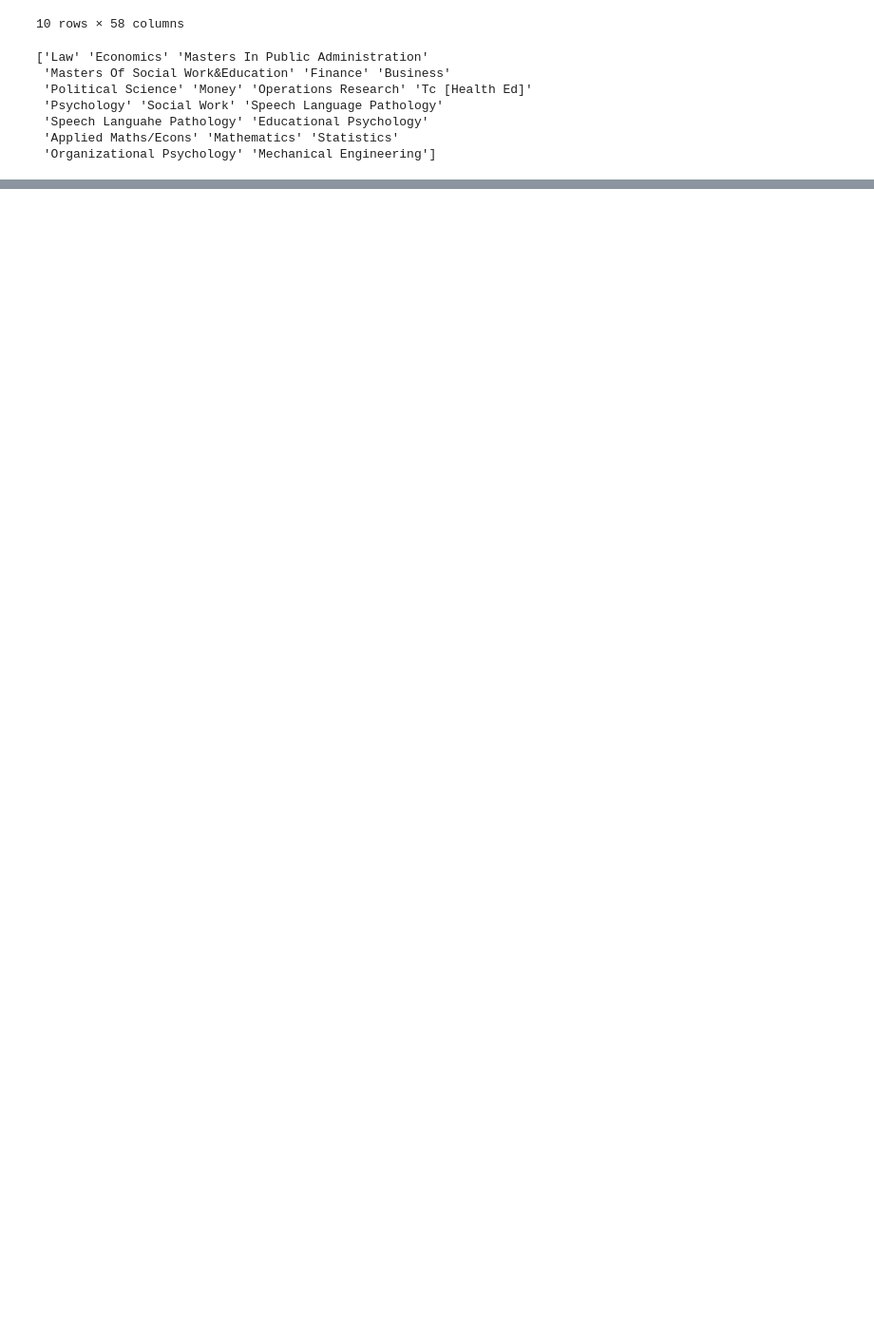
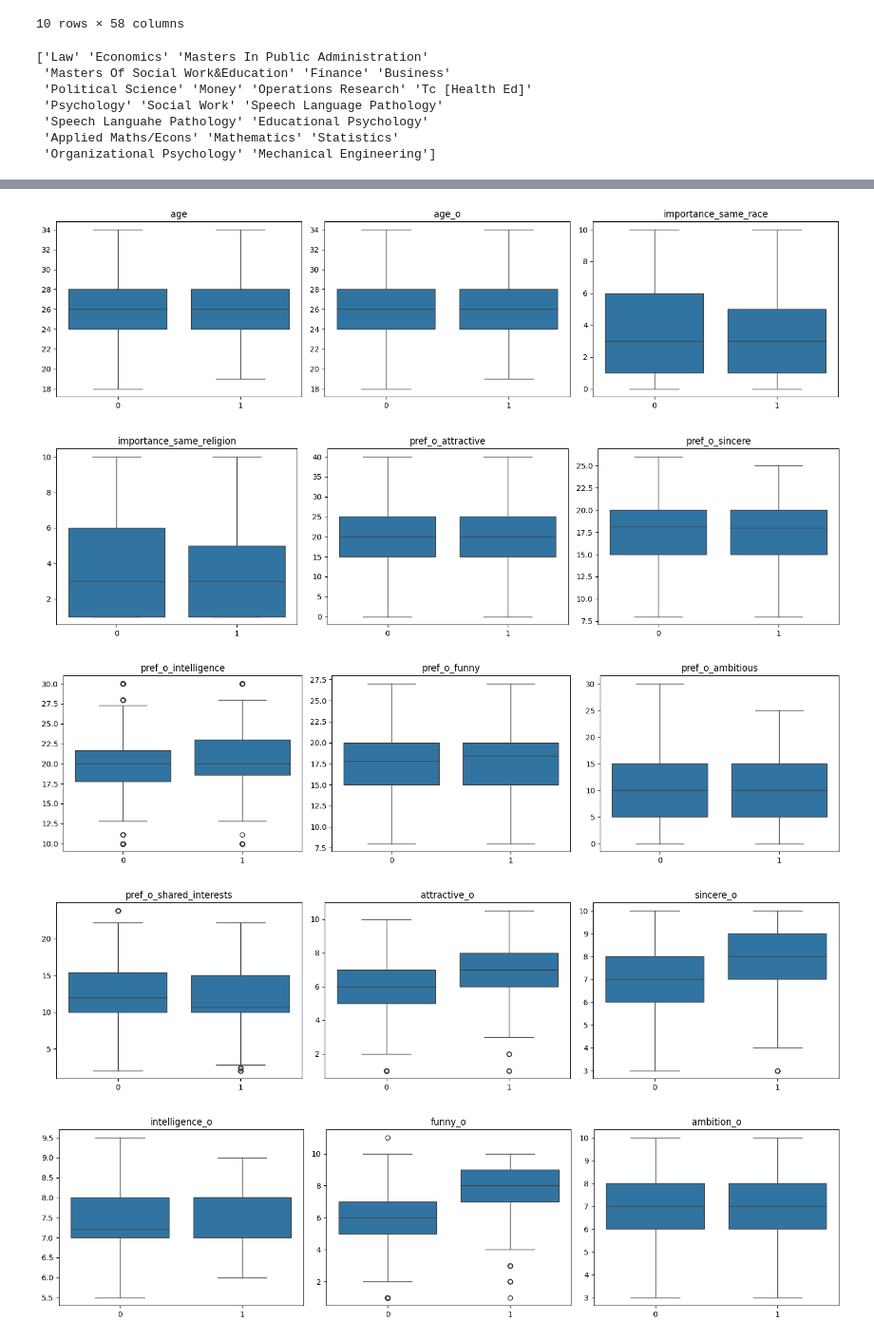
Before and after one commit to LucasEspitia/speedDating, a Jupyter notebook: Lucas.ipynb, the cells around one changed output, grey strips where cells are left out. Shown at 95% size. Drawn from its saved outputs; the diff is of its cells as text; code cells hidden in the pictures; blank space fills up the shorter version.

```diff
--- a/Lucas.ipynb
+++ b/Lucas.ipynb
@@ -380 +410,5 @@ print(data['field'].unique()[:10])
+# %%
+## Data By Type
+categorical_cols = [col for col in data.columns if data[col].dtype == 'object' and col != 'field']
+numerical_cols =  [col for col in data.columns if data[col].dtype == 'float64']
 # %%
@@ -382,0 +462,25 @@ Número de valores únicos: 217
+# %%
+## Boxplots
+n_per_row = 3
+n_rows = math.ceil(len(numerical_cols) / n_per_row)
+
+for r in range(n_rows):
+    plt.figure(figsize=(n_per_row*5, 4))
+
+    row_cols = numerical_cols[r*n_per_row : (r+1)*n_per_row]
+
+    for i, col in enumerate(row_cols, start=1):
+        plt.subplot(1, n_per_row, i)
+        sns.boxplot(x='match', y=col, data=data)
+        plt.title(col)
+        plt.xlabel("")
+        plt.ylabel("")
+
+    plt.tight_layout()
+    plt.show()
+# %% [output]
+[figure, added]
+[figure, added]
+[figure, added]
+[figure, added]
+[figure, added]
```
Also changed, not shown: parts of 18 cells of this notebook.
